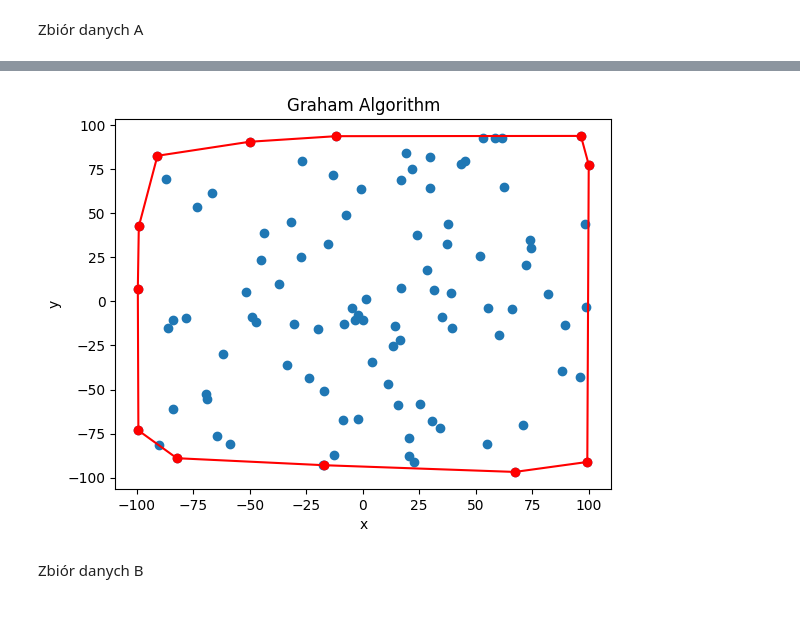
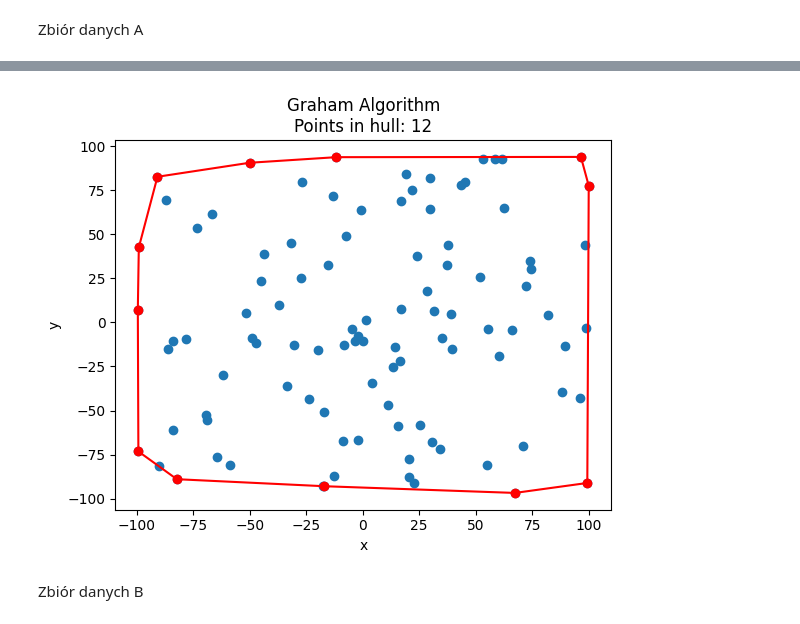
Before and after one commit to NCCMNT/Geometric-Algorithms, a Jupyter notebook: lab2/chmielewski_kod_2.ipynb, the cells around one changed output, grey strips where cells are left out. Saved outputs shown, nothing was run; the diff lists cells and outputs as text; code cells hidden in the pictures.

```diff
--- a/lab2/chmielewski_kod_2.ipynb
+++ b/lab2/chmielewski_kod_2.ipynb
@@ -310,7 +310,7 @@ def graham_algorithm(Q):
     :parm Q: zbiór punktów
     :return: tablica punktów w postaci krotek współrzędnych
     '''
-    EPS = 10**-12
+    EPS = -12
     def find_lowest(T):
         return min(T, key = lambda p: (p[1],p[0]))
 
@@ -320,11 +320,16 @@ def graham_algorithm(Q):
     # orient (a,b,c) > 0 układ jest lewoskrętny
     # orient (a,b,c) < 0 układ jest prawoskrętny
     def orient(a,b,c):
+        import numpy as np
         ax, ay = a
         bx, by = b
         cx, cy = c
-        det = ax*by + ay*cx + bx*cy - cx*by - cy*ax - ay*bx
-        return det
+        matrix = np.array([
+            [ax, ay, 1],
+            [bx, by, 1],
+            [cx, cy, 1]
+        ])
+        return np.linalg.det(matrix)
 
     def get_uniq(T: list):
 
@@ -334,7 +339,7 @@ def graham_algorithm(Q):
             prev_point, prev_cos, prev_dist = T[i-1]
             curr_point, curr_cos, curr_dist = T[i]
 
-            if abs(curr_cos - prev_cos) <= EPS: continue
+            if abs(curr_cos - prev_cos) <= 10**EPS: continue
             result.append(prev_point)
 
         last_point, last_cos, last_dist = T[-1]
@@ -342,14 +347,14 @@ def graham_algorithm(Q):
 
         return result
 
-    def truncate(num, power):
-        return int(num * (10 ** power)) * (10 ** -power)
+    def truncate(num):
+        return int(num * (10 ** -EPS)) * (10 ** -EPS)
 
     def find_cos(a,b):
         ax, ay = a
         bx, by = b
         cos = ((bx-ax) / distance_squared(a,b) ** 0.5)
-        return truncate(cos,12)
+        return truncate(cos)
 
     def extend_points(Q):
         n = len(Q)
@@ -482,3 +410,23 @@ def graham_algorithm_draw(Q):
+# %%
+def graham_algorithm_draw(Q):
+    '''
+    Funkcja buduje otoczkę wypukłą dla podanego
+    zbioru punktów Q algorymem Grahama oraz
+    pokazuje poszczególne kroki algorymu
+    :parm Q: zbiór punktów
+    :return: krotka w postaci (tablica punktów w postaci krotek współrzędnych,
+                                wizualizer pokazujący kroki algorytmu)
+    '''
+    CHS = graham_algorithm(Q)
+    n = len(CHS)
+    vis = Visualizer()
+    vis.add_point(Q)
+    vis.add_point(CHS[0], color = "red")
+    for i in range(1,n):
+        vis.add_line_segment((CHS[i-1],CHS[i]), color = "red")
+        vis.add_point(CHS[i], color = "red")
+    vis.add_line_segment((CHS[-1],CHS[0]), color = "red")
+    return CHS, vis
 # %% [markdown]
 Zwizualizuj swoją implementację algorytmu.
 # %% [markdown]
@@ -492,14 +440,15 @@ vis_graham_a.show_gif(interval=300)
 # %%
 # visualize(graham_points_a)
+n = len(graham_points_a)
 vis.clear()
-vis.add_title("Graham Algorithm")
+vis.add_title(f"Graham Algorithm\nPoints in hull: {n}")
 vis.add_point(points_a)
 vis.add_point(graham_points_a, color = "red")
-vis.add_line_segment([(graham_points_a[i], graham_points_a[i+1]) for i in range(len(graham_points_a)-1)], color = "red")
+vis.add_line_segment([(graham_points_a[i], graham_points_a[i+1]) for i in range(n-1)], color = "red")
 vis.add_line_segment([graham_points_a[-1], graham_points_a[0]], color = "red")
 vis.show()
 # %% [output]
-[figure, old version]
+[figure, new version]
 # %% [markdown]
 Zbiór danych B
 # %%
```
Also changed, not shown: parts of 16 cells of this notebook, 1 other file.
